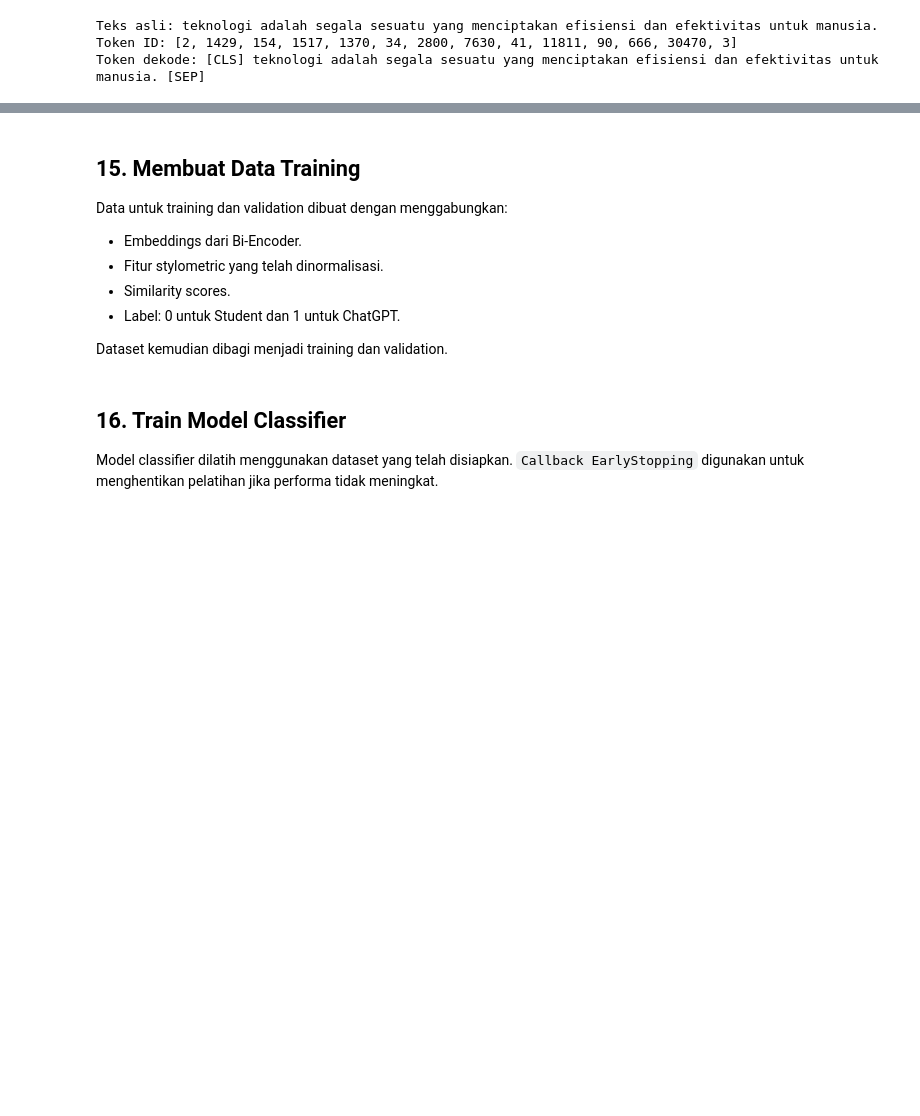
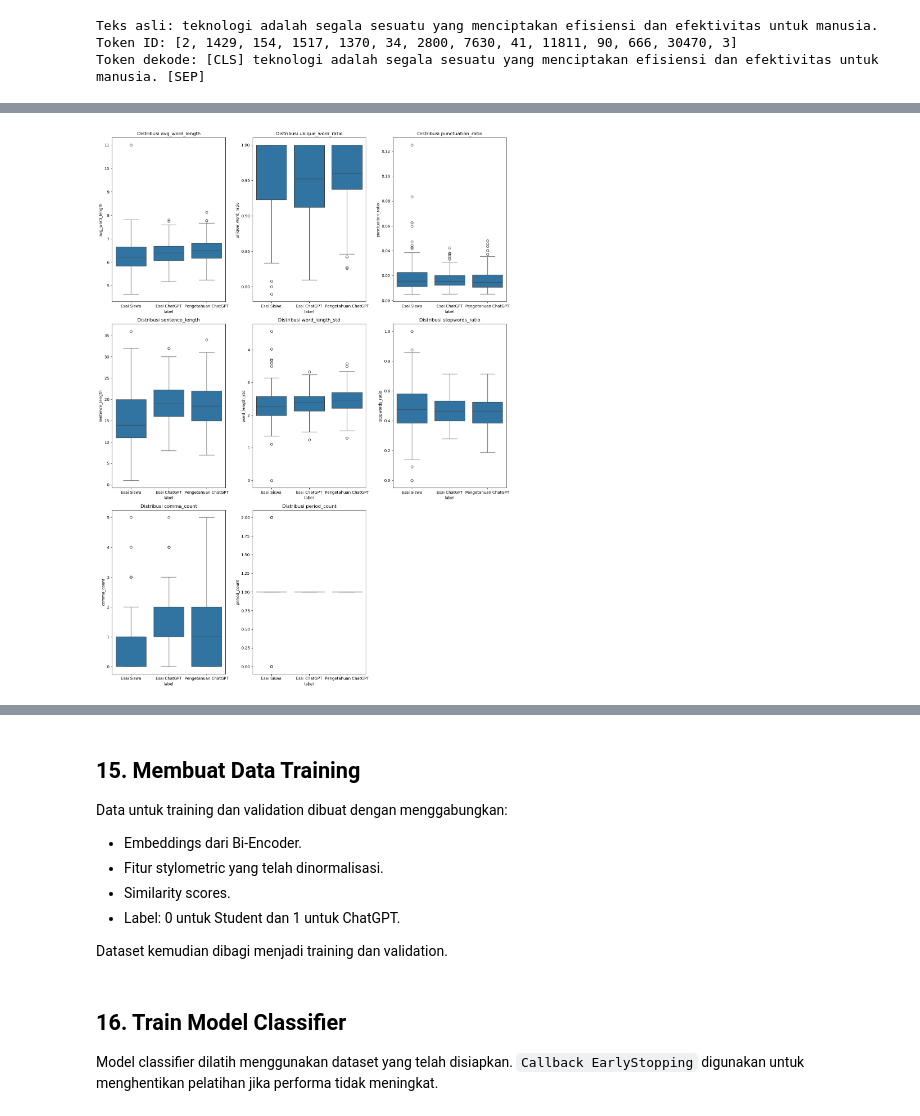
Before and after one commit to mharits-s/Essay-Detector, a Jupyter notebook: code_v1.2.ipynb, the cells around one changed output, grey strips where cells are left out. Drawn from its saved outputs; the diff is of its cells as text; code cells hidden in the pictures; blank space fills up the shorter version.

```diff
--- a/code_v1.2.ipynb
+++ b/code_v1.2.ipynb
@@ -1114,7 +1195,7 @@ def extract_stylometric_features(text):
     - Rasio tanda baca
     - Panjang kalimat
     - Variasi panjang kata
-    - Rasio kata fungsi
+    - Rasio kata stop-word
     - Jumlah koma
     - Jumlah titik
 
@@ -1142,7 +1223,7 @@ def extract_stylometric_features(text):
     word_length_std = np.std([len(word) for word in words]) if n_words > 0 else 0
 
     # Rasio kata fungsi
-    function_words = {'a','ada','adalah','adanya','adapun','agak','agaknya','agar','akan','akankah','akhir',
+    stopwords = {'a','ada','adalah','adanya','adapun','agak','agaknya','agar','akan','akankah','akhir',
             'akhiri','akhirnya','aku','akulah','amat','amatlah','anda','andalah','antar','antara',
             'antaranya','apa','apaan','apabila','apakah','apalagi','apatah','arti','artinya','asal',
             'asalkan','atas','atau','ataukah','ataupun','awal','awalnya','b','bagai','bagaikan',
@@ -1233,8 +1314,8 @@ def extract_stylometric_features(text):
             'tidakkah','tidaklah','tiga','toh','tuju','tunjuk','turut','tutur','tuturnya','u','ucap','ucapnya',
             'ujar','ujarnya','umumnya','ungkap','ungkapnya','untuk','usah','usai','v','w','waduh','wah','wahai',
             'waktunya','walau','walaupun','wong','x','y','ya','yaitu','yakin','yakni','yang','z'}
-    function_word_count = sum(1 for word in words if word.lower() in function_words)
-    function_word_ratio = function_word_count / n_words if n_words > 0 else 0
+    stopwords_count = sum(1 for word in words if word.lower() in stopwords)
+    stopwords_ratio = stopwords_count / n_words if n_words > 0 else 0
 
     # Distribusi tanda baca
     punctuation_distribution = Counter(re.findall(r'[.,!?;:]', text))
@@ -1247,7 +1328,7 @@ def extract_stylometric_features(text):
         'punctuation_ratio': punctuation_ratio,
         'sentence_length': n_words,
         'word_length_std': word_length_std,
-        'function_word_ratio': function_word_ratio,
+        'stopwords_ratio': stopwords_ratio,
         'comma_count': comma_count,
         'period_count': period_count,
     }
@@ -1316,20 +1443,22 @@ combined_features = pd.concat([student_features_df, chatgpt_features_1_df, chatg
 # %%
 plt.figure(figsize=(15, 20))
 for i, feature in enumerate([
     'avg_word_length',
     'unique_word_ratio',
     'punctuation_ratio',
     'sentence_length',
     'word_length_std',
-    'function_word_ratio',
+    'stopwords_ratio',
     'comma_count',
     'period_count'
 ]):
     plt.subplot(3, 3, i+1)
     sns.boxplot(x='label', y=feature, data=combined_features)
     plt.title(f'Distribusi {feature}')
 plt.tight_layout()
 plt.show()
+# %% [output]
+[figure, added]
 # %%
 plt.figure(figsize=(12, 7))
 sns.violinplot(x='label', y='avg_word_length', data=combined_features, inner='box')
```
Also changed, not shown: parts of 54 cells of this notebook, 1 other file.
